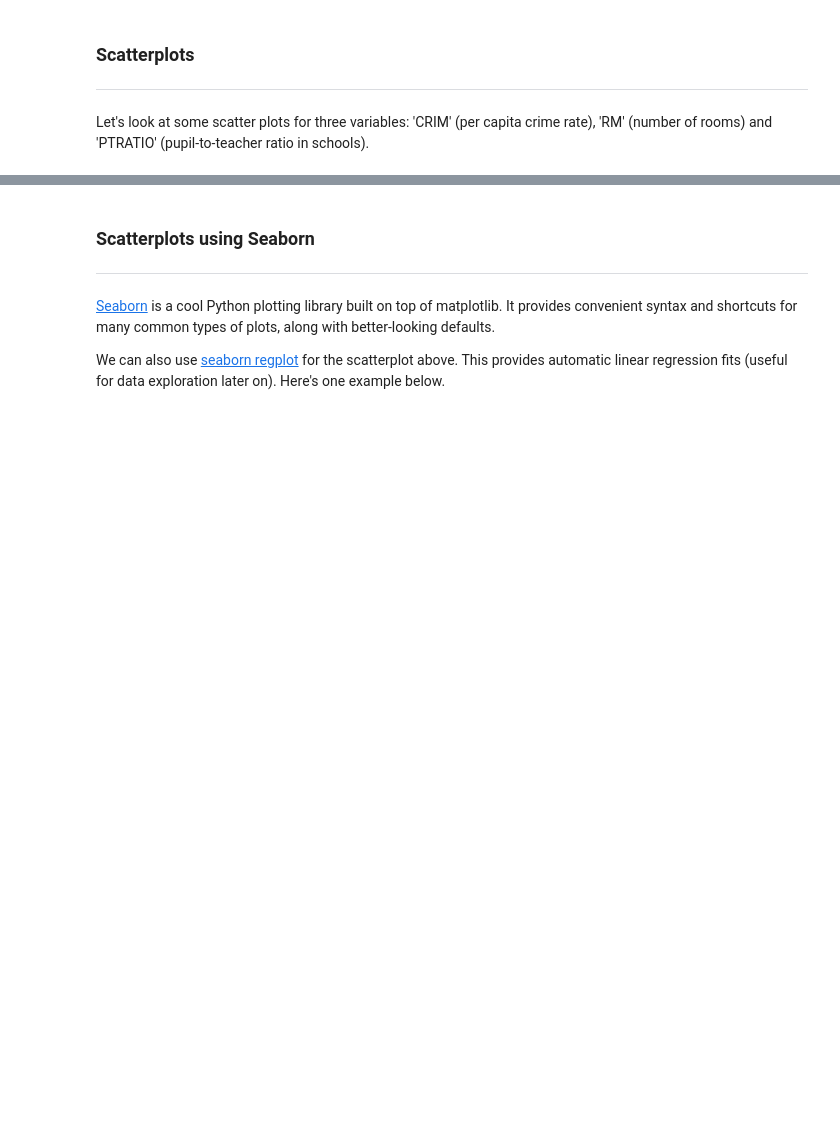
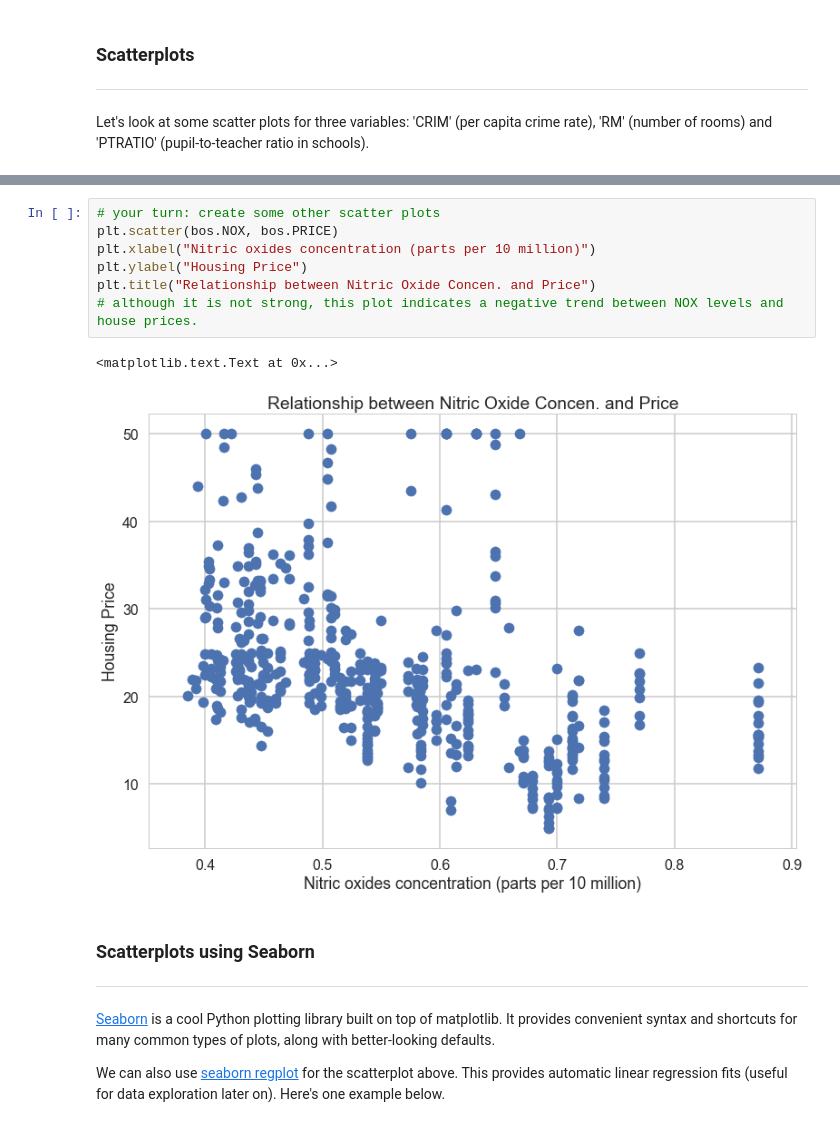
Before and after one commit to vpatel94/springboard, a Jupyter notebook: machine learning/linear_regression/Mini_Project_Linear_Regression.ipynb, the cells around one changed output, grey strips where cells are left out. Saved outputs shown, nothing was run; the diff lists cells and outputs as text; blank space fills up the shorter version.

```diff
--- a/machine learning/linear_regression/Mini_Project_Linear_Regression.ipynb
+++ b/machine learning/linear_regression/Mini_Project_Linear_Regression.ipynb
@@ -227,3 +302,13 @@ plt.title("Relationship between CRIM and Price")
+# %%
+# your turn: create some other scatter plots
+plt.scatter(bos.NOX, bos.PRICE)
+plt.xlabel("Nitric oxides concentration (parts per 10 million)")
+plt.ylabel("Housing Price")
+plt.title("Relationship between Nitric Oxide Concen. and Price")
+# although it is not strong, this plot indicates a negative trend between NOX levels and house prices.
+# %% [output]
+<matplotlib.text.Text at 0x...>
+[figure, added]
 # %% [markdown]
 ### Scatterplots using Seaborn
 ***
```
Also changed, not shown: parts of 60 cells of this notebook.
